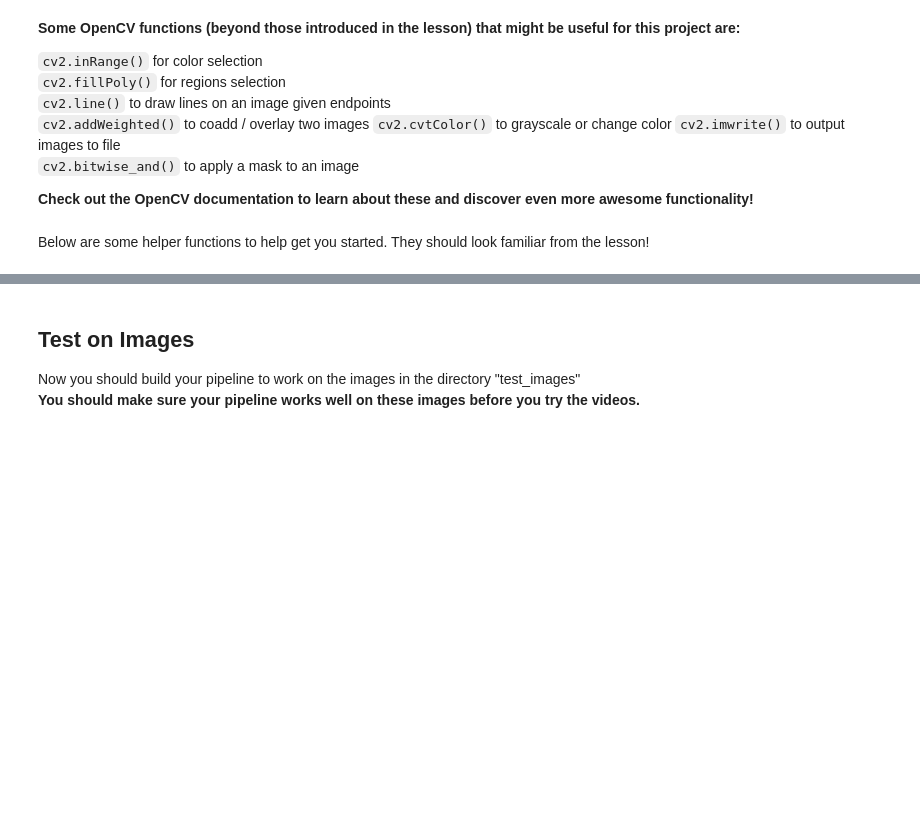
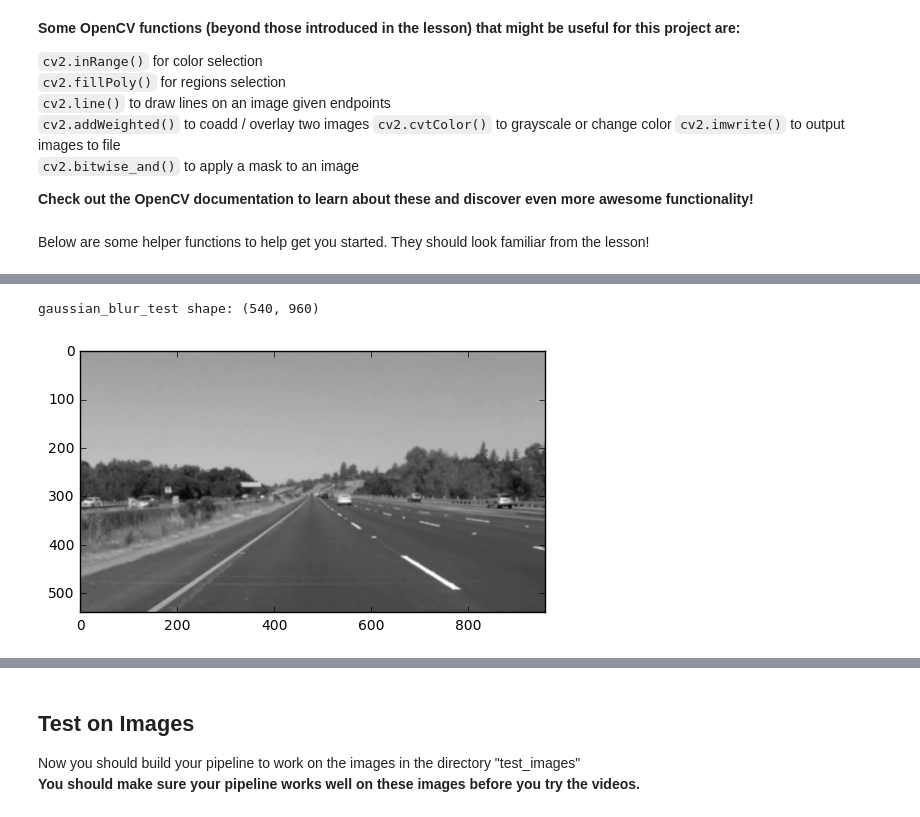
Before and after one commit to anthony-chaudhary/self-driving-car-nanodegree-nd013, a Jupyter notebook: CarND-LaneLines-P1-1/P1.ipynb, the cells around one changed output, grey strips where cells are left out. Drawn from its saved outputs; the diff is of its cells as text; code cells hidden in the pictures; blank space fills up the shorter version.

```diff
--- a/CarND-LaneLines-P1-1/P1.ipynb
+++ b/CarND-LaneLines-P1-1/P1.ipynb
@@ -172,0 +89,17 @@ def weighted_img(img, initial_img, α=0.8, β=1, λ=0.):
+# %%
+def gaussian_blur(img, kernel_size=7):
+    """Applies a Gaussian Noise kernel"""
+
+    gray_image = grayscale(img)
+
+    return cv2.GaussianBlur(gray_image, (kernel_size, kernel_size), 0)
+
+############## UNIT TEST ##############
+gaussian_blur_test = gaussian_blur(test_image)
+ # this should still be a single channel image
+print("gaussian_blur_test shape: {}".format(gaussian_blur_test.shape))
+plt.imshow(gaussian_blur_test, cmap='gray');
+######################
+# %% [output]
+gaussian_blur_test shape: (540, 960)
+[figure, added]
```
Also changed, not shown: parts of 17 cells of this notebook, 9 other files.
